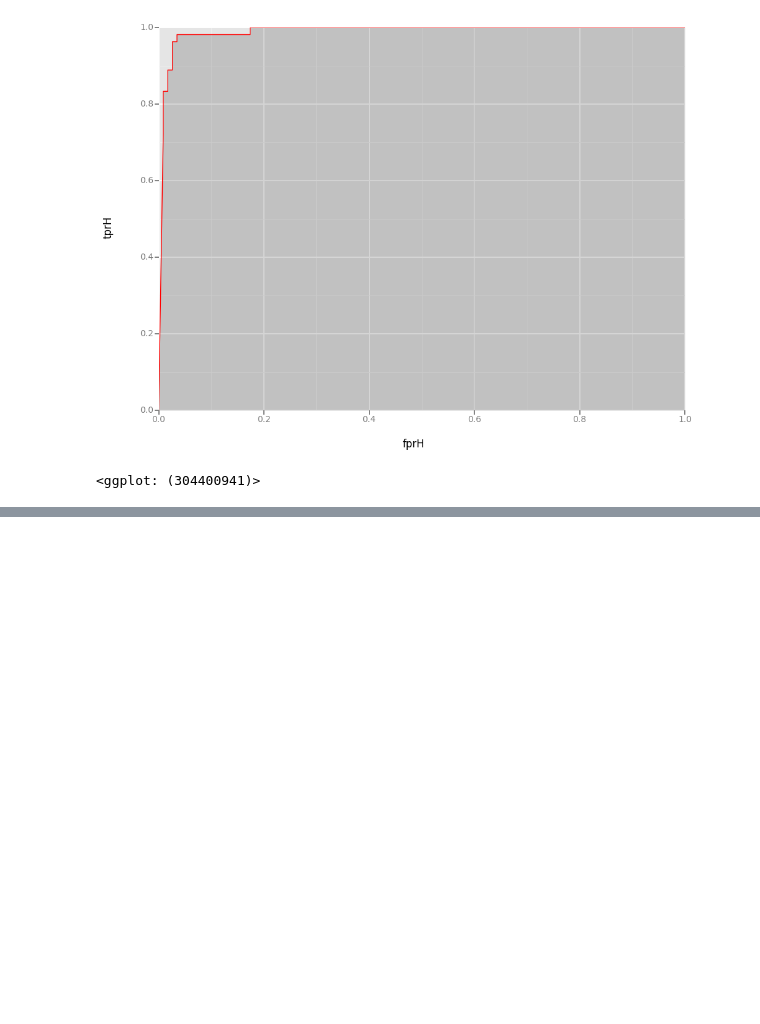
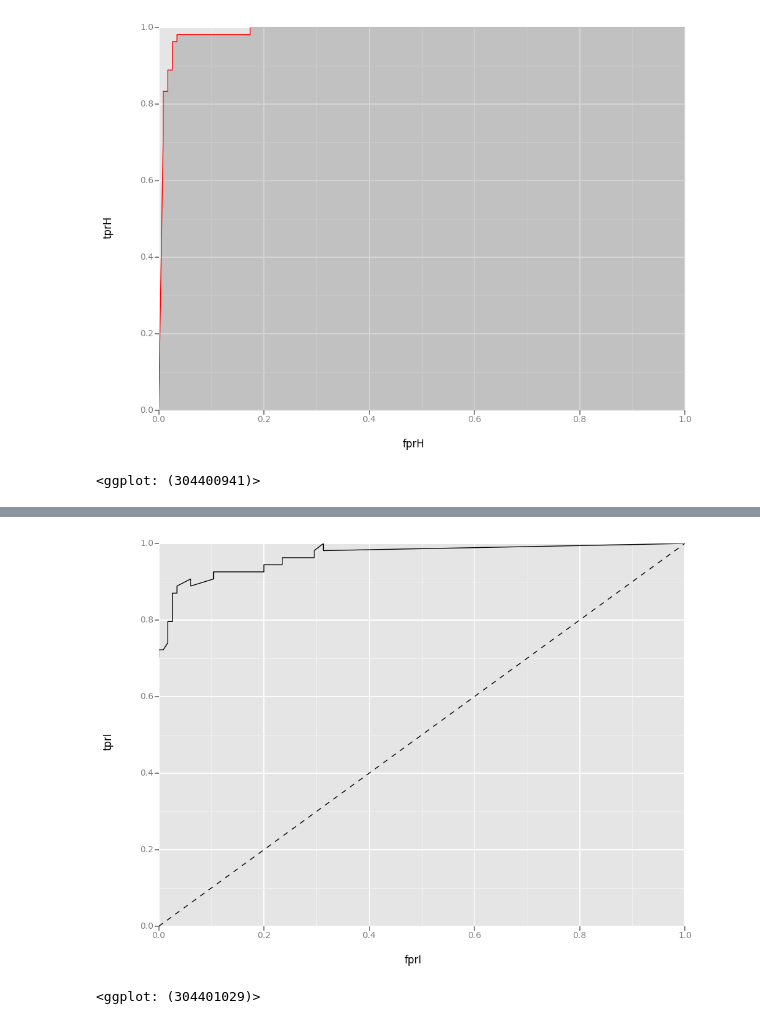
Before and after one commit to bora-pajo/breast-cancer-prediction, a Jupyter notebook: breast_cancer_clean.ipynb, the cells around one changed output, grey strips where cells are left out. Drawn from its saved outputs; the diff is of its cells as text; code cells hidden in the pictures; blank space fills up the shorter version.

```diff
--- a/breast_cancer_clean.ipynb
+++ b/breast_cancer_clean.ipynb
@@ -416,0 +441,12 @@ ggplot(df, aes(x='fprH', y='tprH')) + geom_area(alpha=0.2) + geom_line(aes(y='tp
+# %%
+# ROC curve for QDA
+preds = clf_I.predict_proba(X_test)[:,1]
+fprI, tprI, _ = metrics.roc_curve(Y_test, preds)
+
+df = pd.DataFrame(dict(fprI=fprI, tprI=tprI))
+ggplot(df, aes(x='fprI', y='tprI')) +\
+    geom_line() +\
+    geom_abline(linetype='dashed')
+# %% [output]
+[figure, added]
+<ggplot: (304401029)>
```
Also changed, not shown: parts of 2 cells of this notebook.
